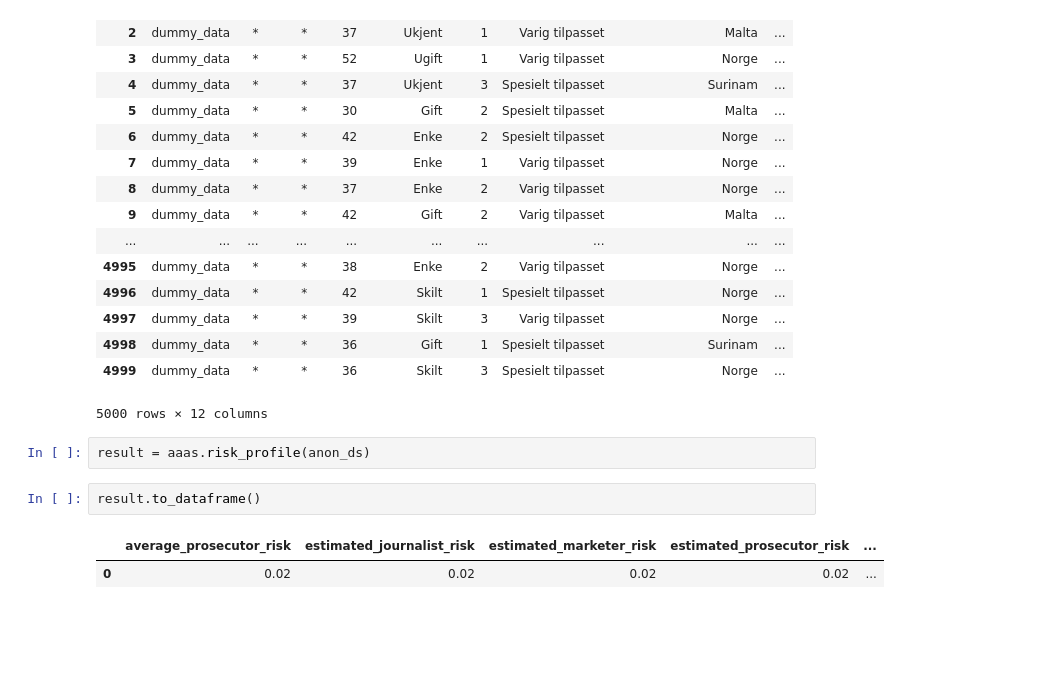
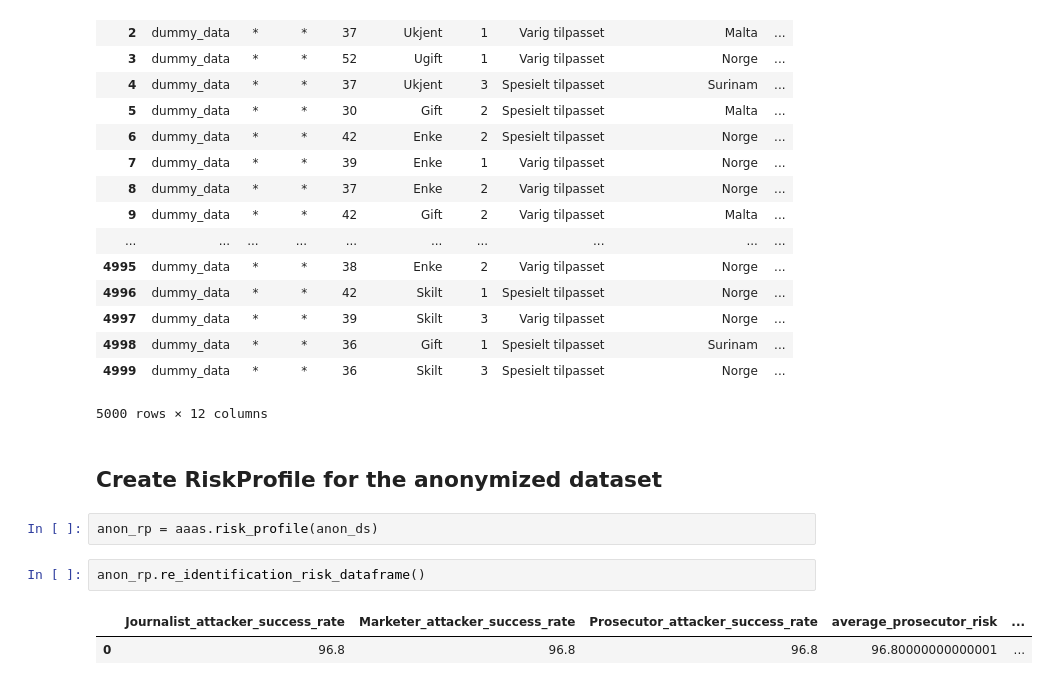
Before and after one commit to oslomet-arx-as-a-service/example-pyaaas-project, a Jupyter notebook: notebooks/dummy-data-example-anonymization-with-k4-notebook-with-new-api_14.03.19.ipynb, the cells around one changed output. Cells and saved outputs as stored; diff of their text form; blank space fills up the shorter version.

```diff
--- a/notebooks/dummy-data-example-anonymization-with-k4-notebook-with-new-api_14.03.19.ipynb
+++ b/notebooks/dummy-data-example-anonymization-with-k4-notebook-with-new-api_14.03.19.ipynb
@@ -150,10 +170,12 @@ anon_ds.to_dataframe()
 | 4998 | dummy_data | * | * | 36 | Gift | 1 | Spesielt tilpasset | Surinam | ... |
 | 4999 | dummy_data | * | * | 36 | Skilt | 3 | Spesielt tilpasset | Norge | ... |
 5000 rows × 12 columns
+# %% [markdown]
+## Create RiskProfile for the anonymized dataset
 # %%
-result = aaas.risk_profile(anon_ds)
+anon_rp = aaas.risk_profile(anon_ds)
-# %%
-result.to_dataframe()
-# %% [output]
-|  | average_prosecutor_risk | estimated_journalist_risk | estimated_marketer_risk | estimated_prosecutor_risk | ... |
-| 0 | 0.02 | 0.02 | 0.02 | 0.02 | ... |
+# %%
+anon_rp.re_identification_risk_dataframe()
+# %% [output]
+|  | Journalist_attacker_success_rate | Marketer_attacker_success_rate | Prosecutor_attacker_success_rate | average_prosecutor_risk | ... |
+| 0 | 96.8 | 96.8 | 96.8 | 96.80000000000001 | ... |
```
Also changed, not shown: parts of 11 cells of this notebook.
